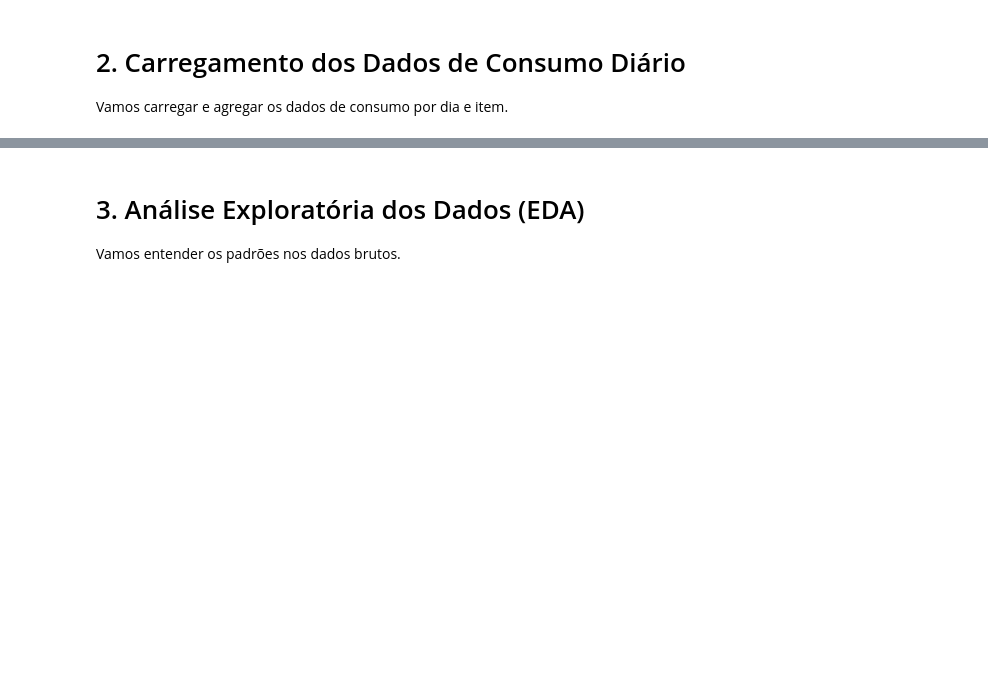
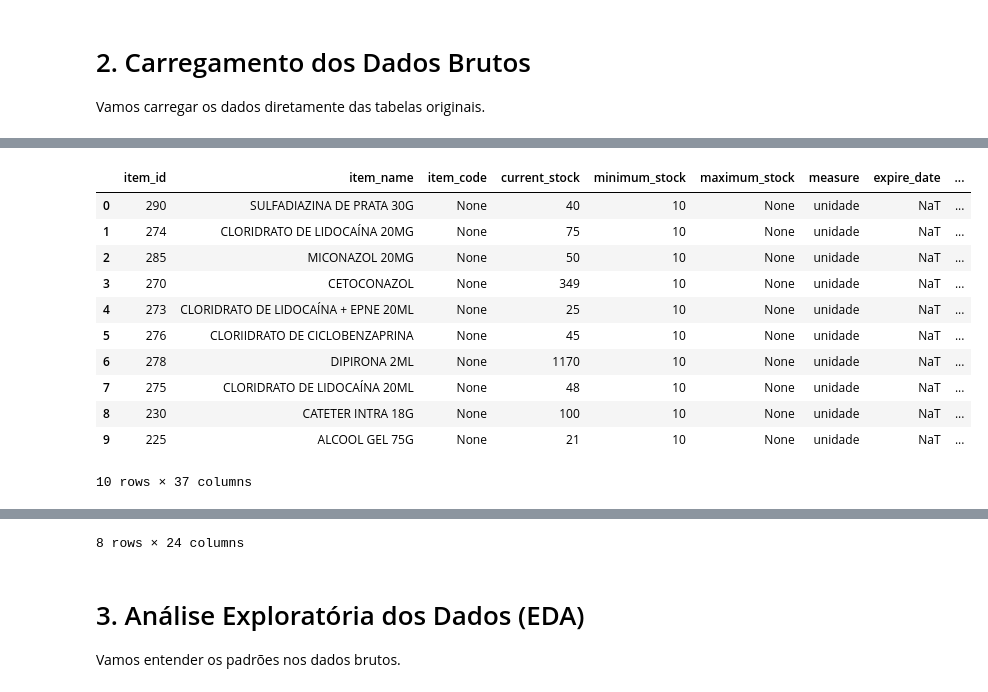
Before and after one commit to Code-Nine-FTC/ManagementService, a Jupyter notebook: ai/notebooks/training_ai_v2.ipynb, the cells around one changed output, grey strips where cells are left out. Drawn from its saved outputs; the diff is of its cells as text; code cells hidden in the pictures; blank space fills up the shorter version.

```diff
--- a/ai/notebooks/training_ai_v2.ipynb
+++ b/ai/notebooks/training_ai_v2.ipynb
@@ -47,60 +45,52 @@ Error:
 # %% [markdown]
-# 2. Carregamento dos Dados de Consumo Diário
+# 2. Carregamento dos Dados Brutos
 
-Vamos carregar e agregar os dados de consumo por dia e item.
+Vamos carregar os dados diretamente das tabelas originais.
 # %%
 try:
     from src.utils.database import DatabaseConnector
     print("✅ Módulo 'DatabaseConnector' importado com sucesso.")
 
-    # Conexão com o banco
-    db = DatabaseConnector()
+    db_url = "postgresql://postgres:fatec@localhost:5433/teste"
+    db = DatabaseConnector(connection_string=db_url)
 
     # Carregar dados brutos
-    raw_data = db.load_raw_data()
+    data = db.load_raw_data()
 
-    if raw_data.empty:
-        raise ValueError("Nenhum dado retornado. Verifique a conexão e a query.")
+    print(f"\n✅ {len(data)} registros carregados do banco de dados.")
+    print(f"📅 Período dos dados: {data['order_date'].min()} até {data['order_date'].max()}")
 
-    print(f"✅ {len(raw_data)} registros brutos carregados.")
-
-    # Agregar consumo diário por item
-    daily_consumption = raw_data.groupby(['item_id', 'order_date']).agg({
-        'quantity': 'sum',
-        'current_stock': 'last',
-        'minimum_stock': 'first',
-        'maximum_stock': 'first',
-        'item_name': 'first'
-    }).reset_index()
-
-    daily_consumption.columns = ['item_id', 'ds', 'daily_quantity', 'current_stock', 'minimum_stock', 'maximum_stock', 'item_name']
-    daily_consumption = daily_consumption.sort_values(['item_id', 'ds']).reset_index(drop=True)
-
-    print(f"\n✅ {len(daily_consumption)} registros de consumo diário criados.")
-    print(f"📦 Itens únicos: {daily_consumption['item_id'].nunique()}")
-    print(f"📅 Período: {daily_consumption['ds'].min()} até {daily_consumption['ds'].max()}")
-
-    print("\nPrimeiras linhas dos dados de consumo diário:")
-    display(daily_consumption.head(10))
-
-    print("\n" + "="*60)
-    print("ESTATÍSTICAS DESCRITIVAS")
-    print("="*60)
-    display(daily_consumption[['daily_quantity', 'current_stock']].describe())
+    print("\nPrimeiras linhas dos dados:")
+    display(data.head(10))
 
     print("\n" + "="*60)
     print("ANÁLISE DE VALORES NULOS")
     print("="*60)
-    null_counts = daily_consumption.isnull().sum()
+    null_counts = data.isnull().sum()
     null_columns = null_counts[null_counts > 0]
 
     if len(null_columns) > 0:
         print(f"⚠️  Encontradas {len(null_columns)} colunas com valores nulos:")
         print(null_columns)
+        print(f"\n📊 Percentual de nulos por coluna:")
+        for col in null_columns.index:
+            pct = (null_counts[col] / len(data)) * 100
+            print(f"   {col}: {null_counts[col]} nulos ({pct:.2f}%)")
     else:
         print("✅ Nenhum valor nulo encontrado no dataset!")
+
+    print("\n" + "="*60)
+    print("INFORMAÇÕES DO DATASET")
+    print("="*60)
+    data.info()
+
+    print("\n" + "="*60)
+    print("ESTATÍSTICAS DESCRITIVAS")
+    print("="*60)
+    display(data.describe())
 
 except ImportError as e:
     print(f"❌ Falha ao importar 'DatabaseConnector': {e}")
 except Exception as e:
     print(f"❌ Erro ao carregar ou analisar os dados: {e}")
+# %% [output]
@@ -106,0 +114,12 @@ except Exception as e:
+|  | item_id | item_name | item_code | current_stock | minimum_stock | maximum_stock | measure | expire_date | ... |
+| 0 | 290 | SULFADIAZINA DE PRATA 30G | None | 40 | 10 | None | unidade | NaT | ... |
+| 1 | 274 | CLORIDRATO DE LIDOCAÍNA 20MG | None | 75 | 10 | None | unidade | NaT | ... |
+| 2 | 285 | MICONAZOL 20MG | None | 50 | 10 | None | unidade | NaT | ... |
+| 3 | 270 | CETOCONAZOL | None | 349 | 10 | None | unidade | NaT | ... |
+| 4 | 273 | CLORIDRATO DE LIDOCAÍNA + EPNE 20ML | None | 25 | 10 | None | unidade | NaT | ... |
+| 5 | 276 | CLORIIDRATO DE CICLOBENZAPRINA | None | 45 | 10 | None | unidade | NaT | ... |
+| 6 | 278 | DIPIRONA 2ML | None | 1170 | 10 | None | unidade | NaT | ... |
+| 7 | 275 | CLORIDRATO DE LIDOCAÍNA 20ML | None | 48 | 10 | None | unidade | NaT | ... |
+| 8 | 230 | CATETER INTRA 18G | None | 100 | 10 | None | unidade | NaT | ... |
+| 9 | 225 | ALCOOL GEL 75G | None | 21 | 10 | None | unidade | NaT | ... |
+10 rows × 37 columns
@@ -107,3 +152,4 @@ except Exception as e:
+8 rows × 24 columns
 # %% [markdown]
 # 3. Análise Exploratória dos Dados (EDA)
 
```
Also changed, not shown: parts of 14 cells of this notebook, 5 other files.
